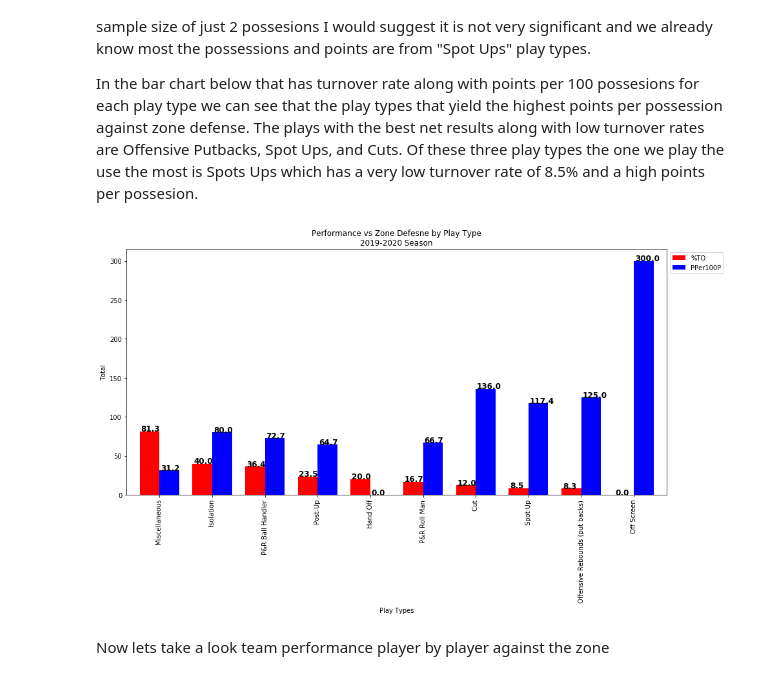
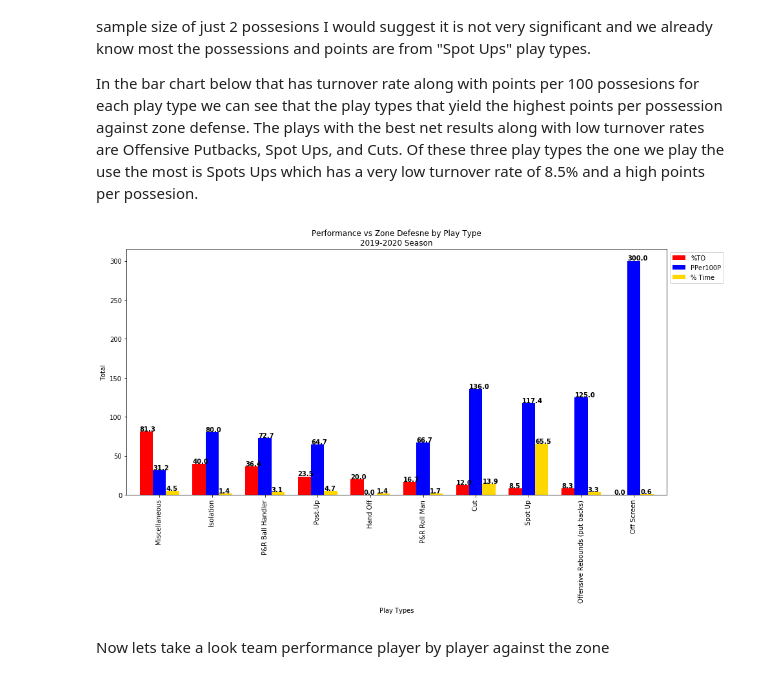
Before and after one commit to AstroWa3l/MBB_performance_analysis, a Jupyter notebook: Off Performance vs Zone and Man Def.ipynb, the cells around one changed output. Drawn from its saved outputs; the diff is of its cells as text; code cells hidden in the pictures.

```diff
--- a/Off Performance vs Zone and Man Def.ipynb
+++ b/Off Performance vs Zone and Man Def.ipynb
@@ -159,15 +164,15 @@ Now we can see the in barchart above that it would appear that the "Off Screen"
 
 In the bar chart below that has turnover rate along with points per 100 possesions for each play type we can see that the play types that yield the highest points per possession against zone defense. The plays with the best net results along with low turnover rates are Offensive Putbacks, Spot Ups, and Cuts. Of these three play types the one we play the use the most is Spots Ups which has a very low turnover rate of 8.5% and a high points per possesion.
 # %%
-ax = playtypes_zone.sort_values(by='%TO',ascending=False).plot(x='Play Types', y=['%TO','PPer100P'], kind="bar",width=.75,color=['Red','Blue','Gold'],figsize=(15,7))
+ax = playtypes_zone.sort_values(by='%TO',ascending=False).plot(x='Play Types', y=['%TO','PPer100P','% Time'], kind="bar",width=.75,color=['Red','Blue','Gold'],figsize=(15,7))
 plt.ylabel('Total'),plt.title("Performance vs Zone Defesne by Play Type\n2019-2020 Season")
 lgd = plt.legend(loc='upper left', bbox_to_anchor=(1,1))
 for i in ax.patches:
-    ax.text(i.get_x()+.023, i.get_height()+0.05, \
-            str(round((i.get_height()), 2)), fontsize=12, color='Black',
+    ax.text(i.get_x()+.0003, i.get_height()+0.7, \
+            str(round((i.get_height()), 2)), fontsize=10, color='Black',
                 rotation=0,weight='bold')
 # %% [output]
-[figure, old version]
+[figure, new version]
 # %% [markdown]
 Now lets take a look team performance player by player against the zone
 # %%
```
Also changed, not shown: parts of 18 cells of this notebook, 2 other files.
